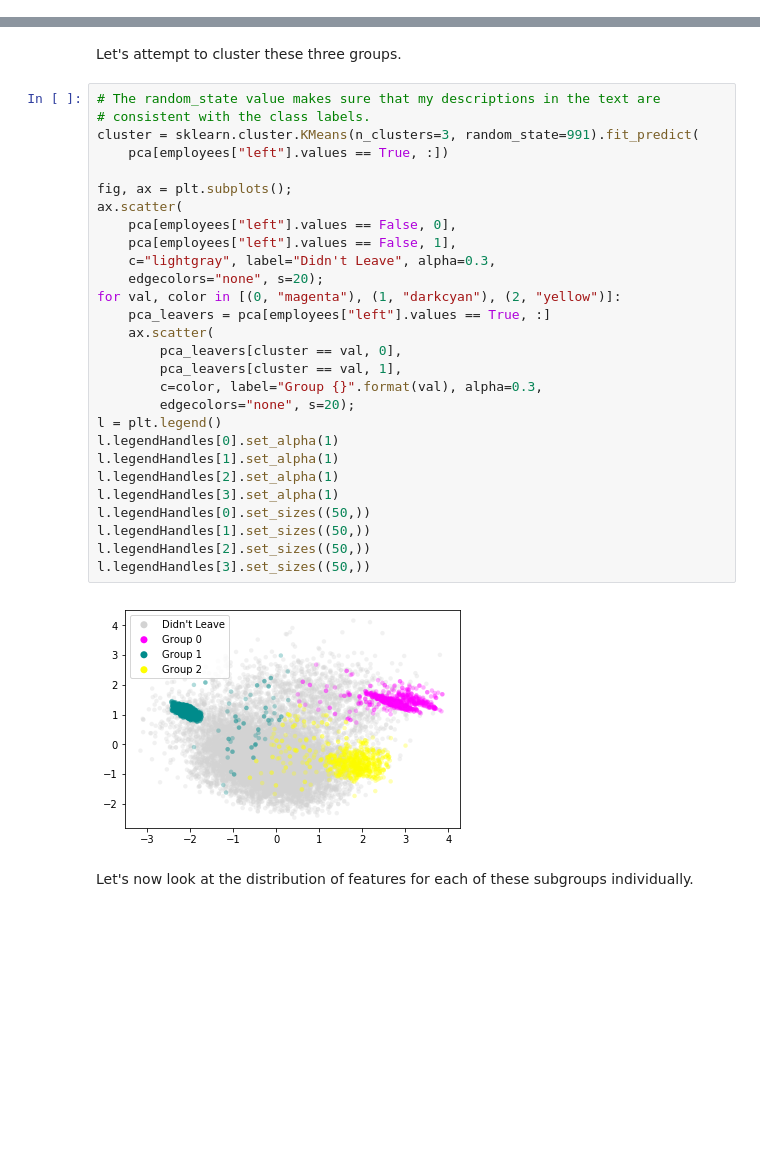
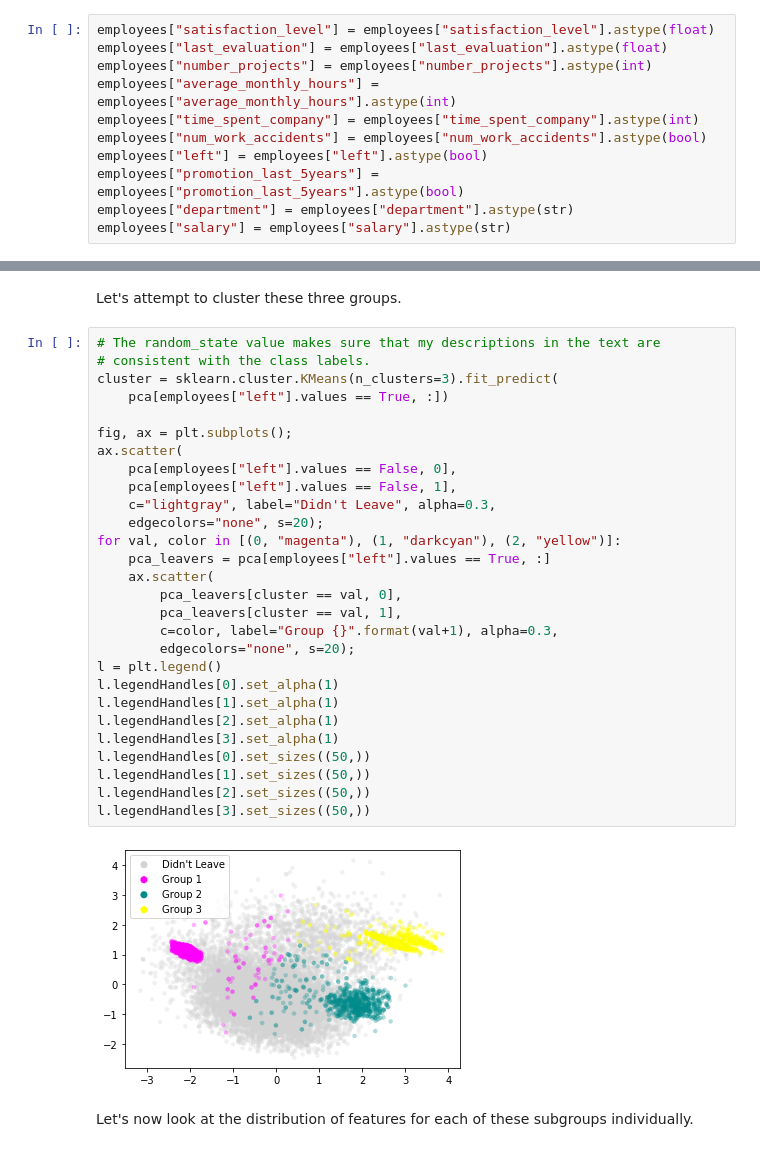
Before and after one commit to DragonDuck/employee_attrition, a Jupyter notebook: EmployeeAttrition.ipynb, the cells around one changed output, grey strips where cells are left out. Saved outputs shown, nothing was run; the diff lists cells and outputs as text; blank space fills up the shorter version.

```diff
--- a/EmployeeAttrition.ipynb
+++ b/EmployeeAttrition.ipynb
@@ -90 +83,12 @@ employees.head()
+# %%
+employees["satisfaction_level"] = employees["satisfaction_level"].astype(float)
+employees["last_evaluation"] = employees["last_evaluation"].astype(float)
+employees["number_projects"] = employees["number_projects"].astype(int)
+employees["average_monthly_hours"] = employees["average_monthly_hours"].astype(int)
+employees["time_spent_company"] = employees["time_spent_company"].astype(int)
+employees["num_work_accidents"] = employees["num_work_accidents"].astype(bool)
+employees["left"] = employees["left"].astype(bool)
+employees["promotion_last_5years"] = employees["promotion_last_5years"].astype(bool)
+employees["department"] = employees["department"].astype(str)
+employees["salary"] = employees["salary"].astype(str)
 # %% [markdown]
@@ -232,33 +236,33 @@ Let's attempt to cluster these three groups.
 # %%
 # The random_state value makes sure that my descriptions in the text are
 # consistent with the class labels.
-cluster = sklearn.cluster.KMeans(n_clusters=3, random_state=991).fit_predict(
+cluster = sklearn.cluster.KMeans(n_clusters=3).fit_predict(
     pca[employees["left"].values == True, :])
 
 fig, ax = plt.subplots();
 ax.scatter(
     pca[employees["left"].values == False, 0],
     pca[employees["left"].values == False, 1],
     c="lightgray", label="Didn't Leave", alpha=0.3,
     edgecolors="none", s=20);
 for val, color in [(0, "magenta"), (1, "darkcyan"), (2, "yellow")]:
     pca_leavers = pca[employees["left"].values == True, :]
     ax.scatter(
         pca_leavers[cluster == val, 0],
         pca_leavers[cluster == val, 1],
-        c=color, label="Group {}".format(val), alpha=0.3,
+        c=color, label="Group {}".format(val+1), alpha=0.3,
         edgecolors="none", s=20);
 l = plt.legend()
 l.legendHandles[0].set_alpha(1)
 l.legendHandles[1].set_alpha(1)
 l.legendHandles[2].set_alpha(1)
 l.legendHandles[3].set_alpha(1)
 l.legendHandles[0].set_sizes((50,))
 l.legendHandles[1].set_sizes((50,))
 l.legendHandles[2].set_sizes((50,))
 l.legendHandles[3].set_sizes((50,))
 # %% [output]
-[figure, old version]
+[figure, new version]
 # %% [markdown]
 Let's now look at the distribution of features for each of these subgroups individually.
 # %%
```
Also changed, not shown: parts of 45 cells of this notebook, 16 other files.
